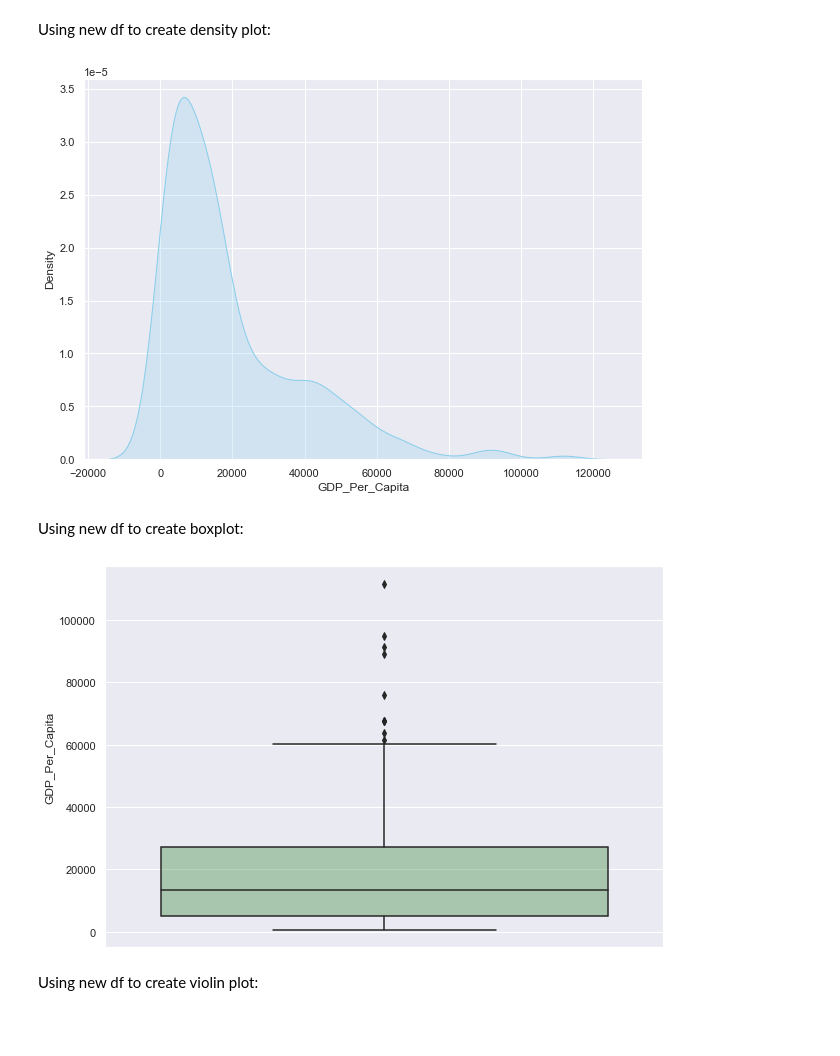
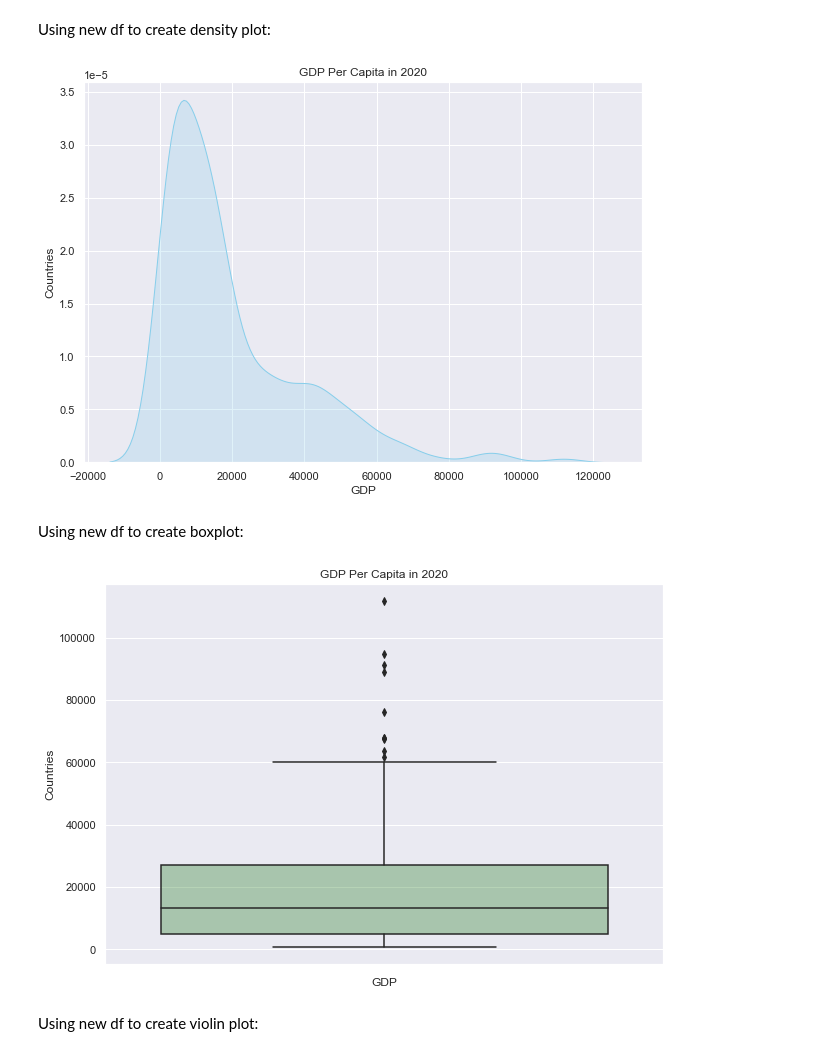
Before and after one commit to NSS-Data-Analytics-Cohort-10/gdp-and-internet-usage-t-white-21, a Jupyter notebook: notebook/un_project.ipynb, the cells around one changed output. Saved outputs shown, nothing was run; the diff lists cells and outputs as text; code cells hidden in the pictures; blank space fills up the shorter version.

```diff
--- a/notebook/un_project.ipynb
+++ b/notebook/un_project.ipynb
@@ -155,29 +207,35 @@ plt.show()
 Using new df to create density plot:
 # %%
 sns.set(style="darkgrid")
-df = sns.load_dataset('iris')
+#df = sns.load_dataset('iris')
 
 plt.figure(figsize=(10, 7))
 
 # Large bandwidth
 sns.kdeplot(gdp_df_2020['GDP_Per_Capita'], shade=True, bw_method=0.25, color="skyblue")
+plt.title('GDP Per Capita in 2020')
+plt.xlabel('GDP')
+plt.ylabel('Countries')
 plt.show()
 # %% [output]
-[figure, old version]
+[figure, new version]
 # %% [markdown]
 Using new df to create boxplot:
 # %%
 sns.set(style="darkgrid")
 
 plt.figure(figsize=(10, 7))
 
 ax = sns.boxplot(y=gdp_df_2020["GDP_Per_Capita"], color='green')
 for patch in ax.artists:
  r, g, b, a = patch.get_facecolor()
  patch.set_facecolor((r, g, b, .3))
+plt.title('GDP Per Capita in 2020')
+plt.xlabel('GDP')
+plt.ylabel('Countries')
 plt.show()
 # %% [output]
-[figure, old version]
+[figure, new version]
 # %% [markdown]
 Using new df to create violin plot:
 # %%
```
Also changed, not shown: parts of 23 cells of this notebook.
